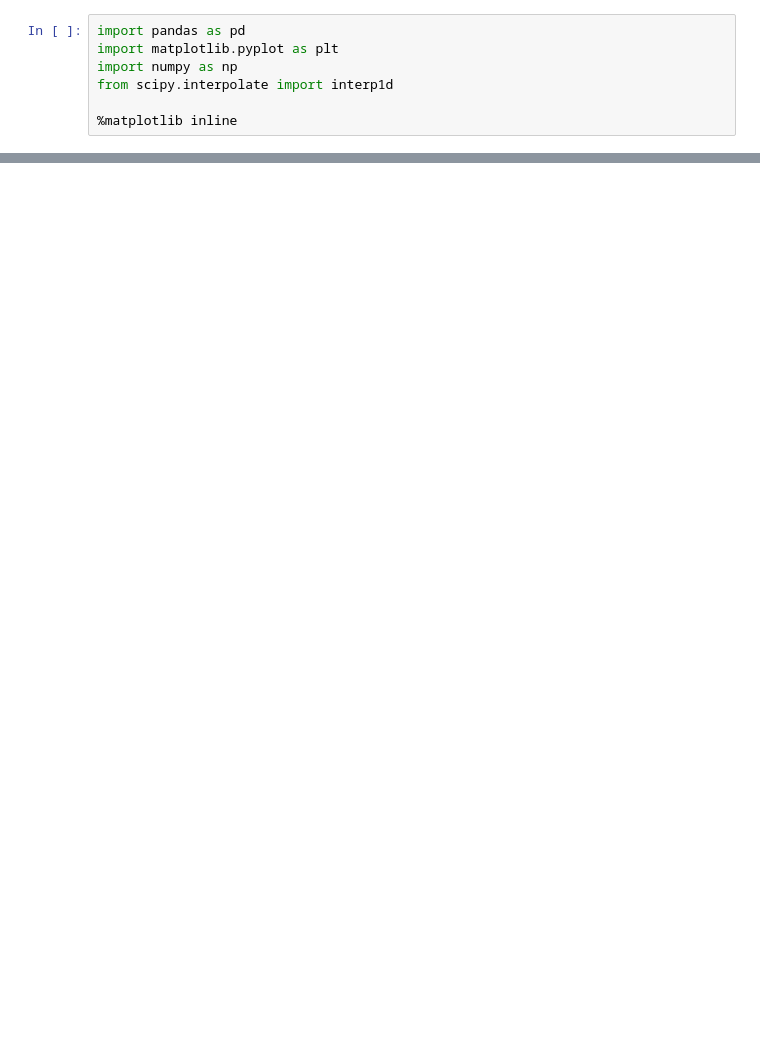
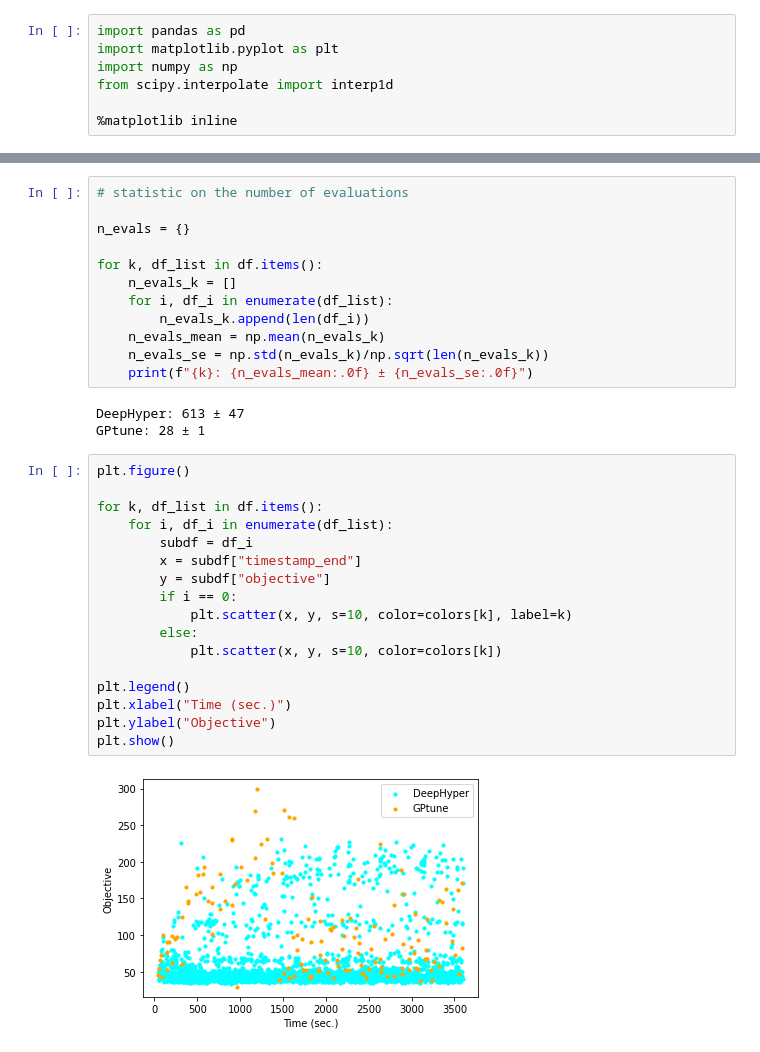
Before and after one commit to hepnos/HEPnOS-Autotuning, a Jupyter notebook: surrogate/analysis.ipynb, the cells around one changed output, grey strips where cells are left out. Saved outputs shown, nothing was run; the diff lists cells and outputs as text; blank space fills up the shorter version.

```diff
--- a/surrogate/analysis.ipynb
+++ b/surrogate/analysis.ipynb
@@ -227,0 +271,34 @@ plt.show()
+# %%
+# statistic on the number of evaluations
+
+n_evals = {}
+
+for k, df_list in df.items():
+    n_evals_k = []
+    for i, df_i in enumerate(df_list):
+        n_evals_k.append(len(df_i))
+    n_evals_mean = np.mean(n_evals_k)
+    n_evals_se = np.std(n_evals_k)/np.sqrt(len(n_evals_k))
+    print(f"{k}: {n_evals_mean:.0f} ± {n_evals_se:.0f}")
+# %% [output]
+DeepHyper: 613 ± 47
+GPtune: 28 ± 1
+# %%
+plt.figure()
+
+for k, df_list in df.items():
+    for i, df_i in enumerate(df_list):
+        subdf = df_i
+        x = subdf["timestamp_end"]
+        y = subdf["objective"]
+        if i == 0:
+            plt.scatter(x, y, s=10, color=colors[k], label=k)
+        else:
+            plt.scatter(x, y, s=10, color=colors[k])
+
+plt.legend()
+plt.xlabel("Time (sec.)")
+plt.ylabel("Objective")
+plt.show()
+# %% [output]
+[figure, added]
```
Also changed, not shown: parts of 14 cells of this notebook, 25 other files.
